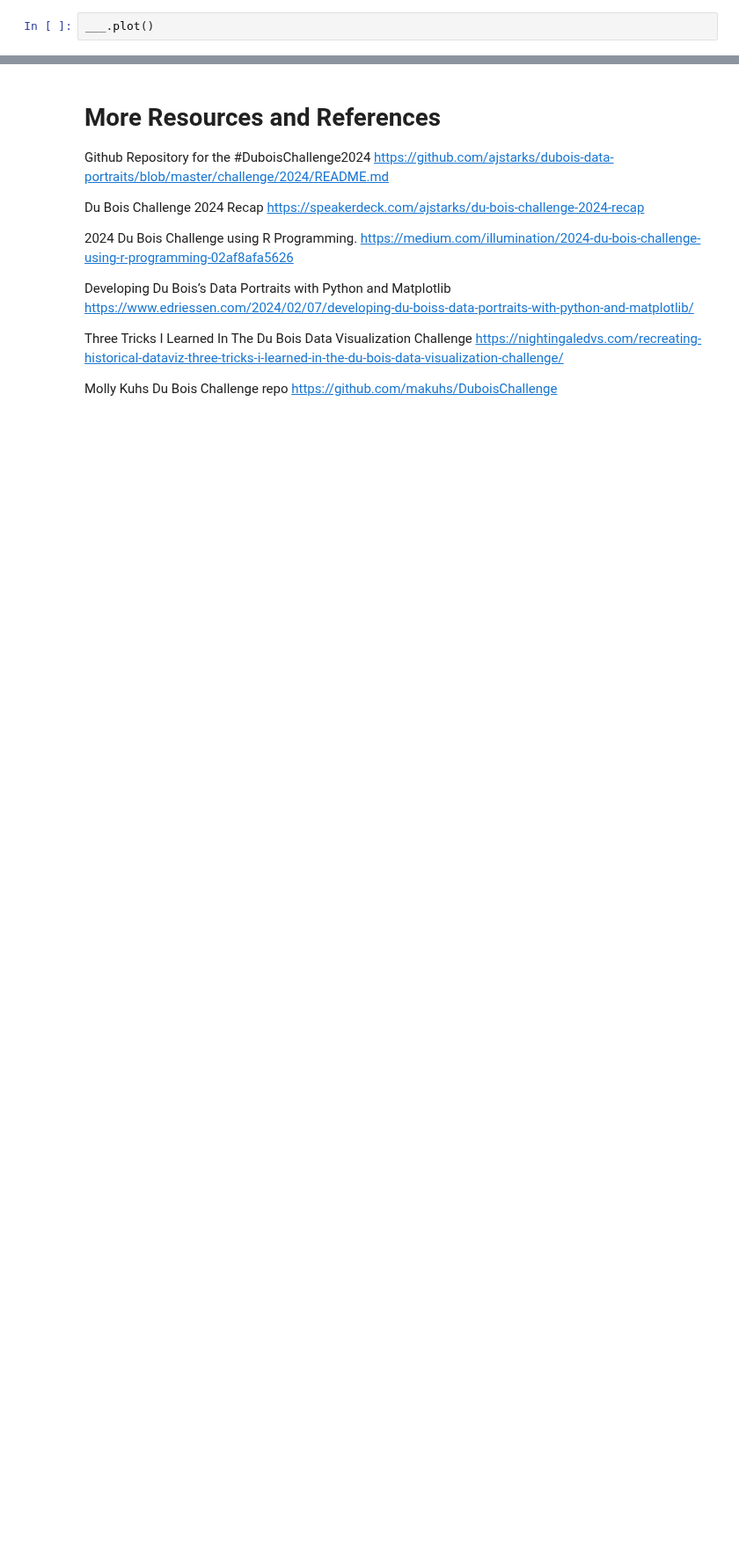
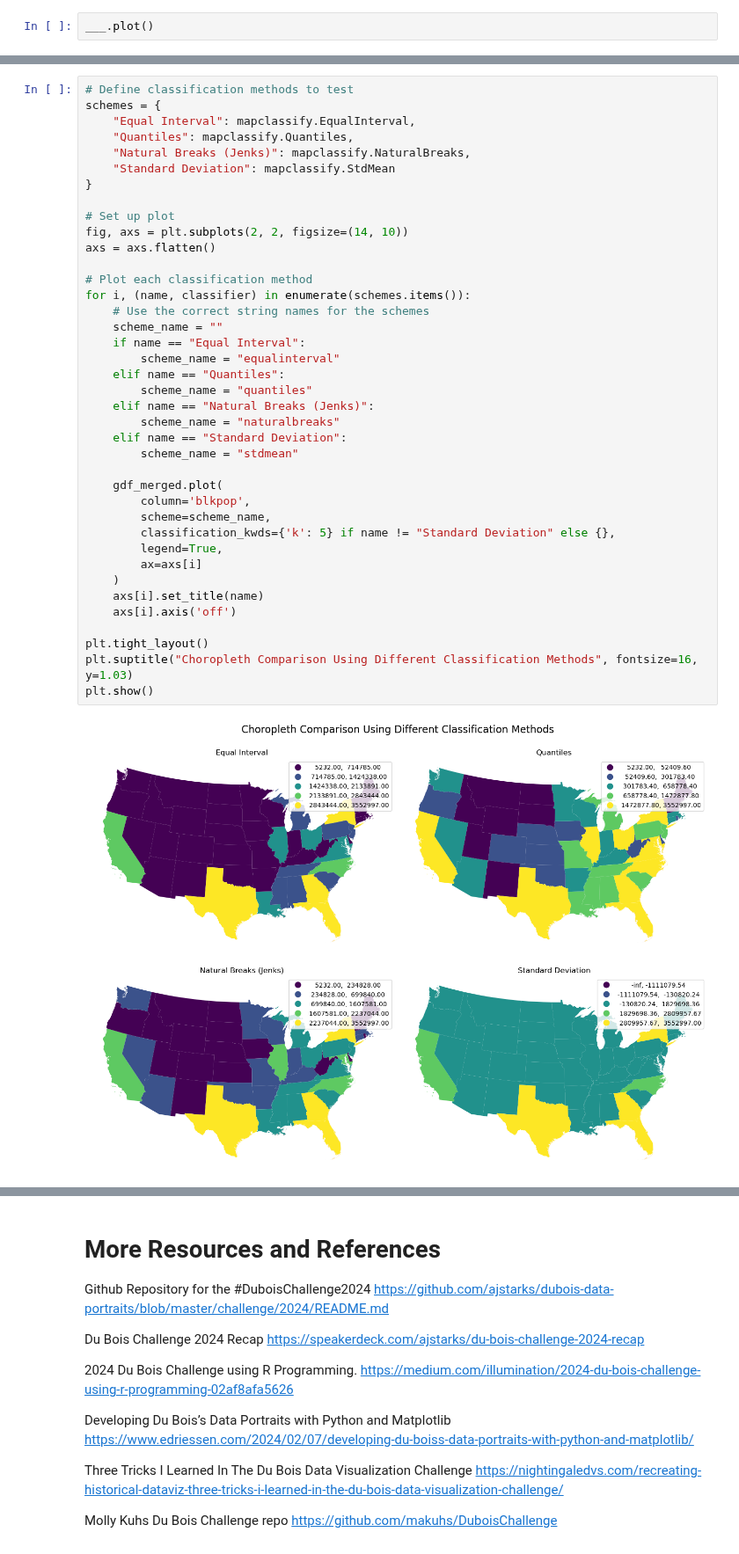
Before and after one commit to HigherEdData/Du-Bois-STEM, a Jupyter notebook: notebooks/python_popmap_dubois.ipynb, the cells around one changed output, grey strips where cells are left out. Shown at 88% size. Cells and saved outputs as stored; diff of their text form; blank space fills up the shorter version.

```diff
--- a/notebooks/python_popmap_dubois.ipynb
+++ b/notebooks/python_popmap_dubois.ipynb
@@ -634,0 +374,41 @@ axs[0].text(-900000,2900000, r'Recreated by ______', fontsize=10) #3: add your n
+# %%
+# Define classification methods to test
+schemes = {
+    "Equal Interval": mapclassify.EqualInterval,
+    "Quantiles": mapclassify.Quantiles,
+    "Natural Breaks (Jenks)": mapclassify.NaturalBreaks,
+    "Standard Deviation": mapclassify.StdMean
+}
+
+# Set up plot
+fig, axs = plt.subplots(2, 2, figsize=(14, 10))
+axs = axs.flatten()
+
+# Plot each classification method
+for i, (name, classifier) in enumerate(schemes.items()):
+    # Use the correct string names for the schemes
+    scheme_name = ""
+    if name == "Equal Interval":
+        scheme_name = "equalinterval"
+    elif name == "Quantiles":
+        scheme_name = "quantiles"
+    elif name == "Natural Breaks (Jenks)":
+        scheme_name = "naturalbreaks"
+    elif name == "Standard Deviation":
+        scheme_name = "stdmean"
+
+    gdf_merged.plot(
+        column='blkpop',
+        scheme=scheme_name,
+        classification_kwds={'k': 5} if name != "Standard Deviation" else {},
+        legend=True,
+        ax=axs[i]
+    )
+    axs[i].set_title(name)
+    axs[i].axis('off')
+
+plt.tight_layout()
+plt.suptitle("Choropleth Comparison Using Different Classification Methods", fontsize=16, y=1.03)
+plt.show()
+# %% [output]
+[figure, added]
```
Also changed, not shown: parts of 83 cells of this notebook.
